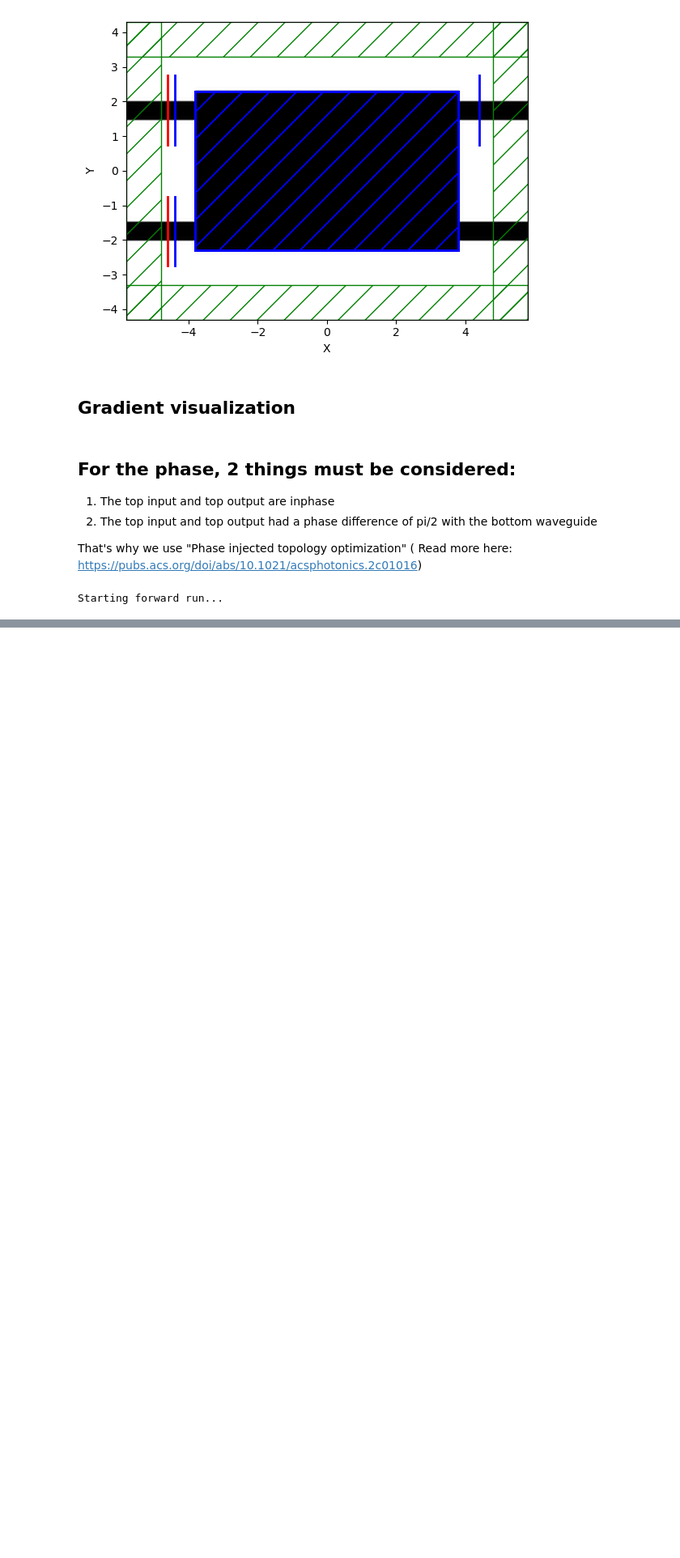
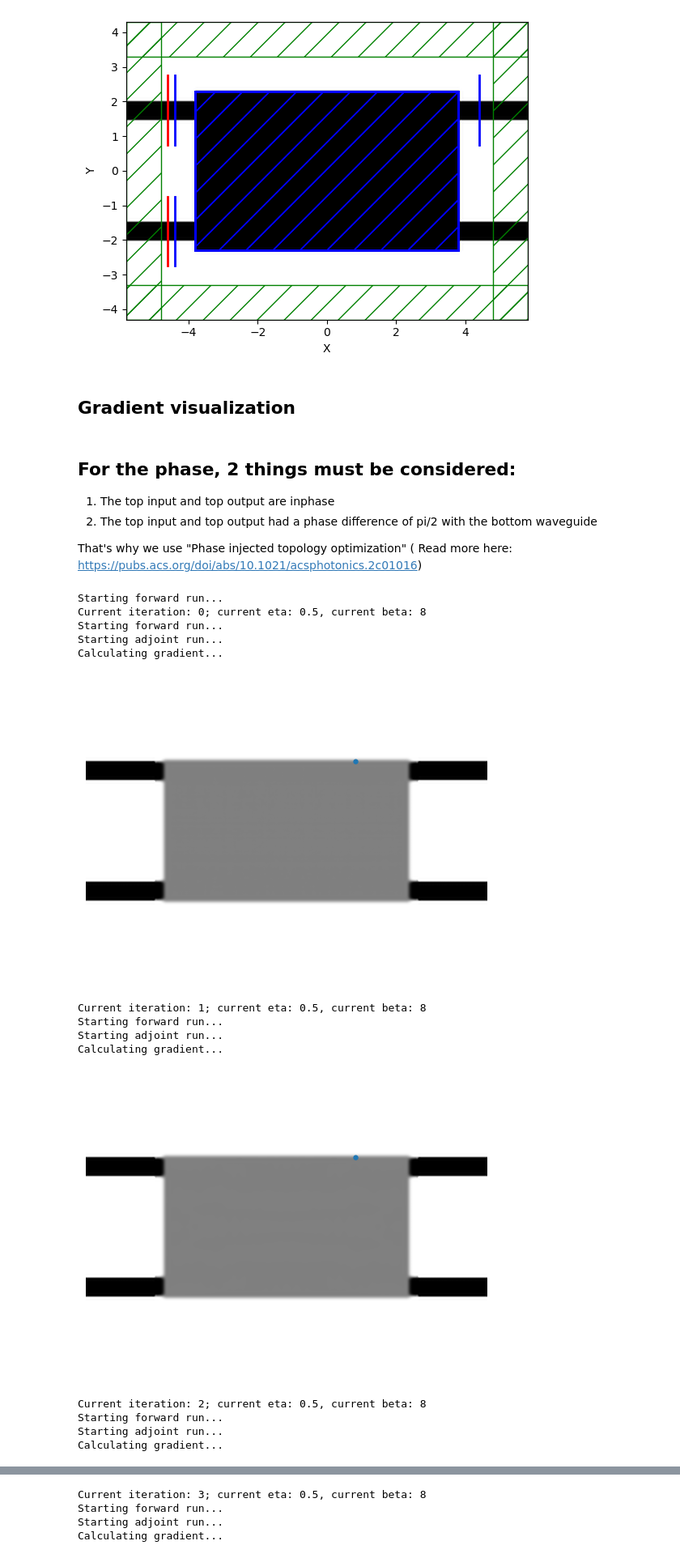
Before and after one commit to satadrudas/Nanophotonic_Design_Optimization_Using_Ising_Machine, a Jupyter notebook: MEEP codes/minimax_linewidth/directional_coupler_2D_minimax_glc_damping_and_correction.ipynb, the cells around one changed output, grey strips where cells are left out. Shown at 81% size. Drawn from its saved outputs; the diff is of its cells as text; code cells hidden in the pictures; blank space fills up the shorter version.

```diff
--- a/MEEP codes/minimax_linewidth/directional_coupler_2D_minimax_glc_damping_and_correction.ipynb
+++ b/MEEP codes/minimax_linewidth/directional_coupler_2D_minimax_glc_damping_and_correction.ipynb
@@ -497,59 +497,44 @@ for beta, max_eval in zip(betas, max_evals):
                 rr,
                 xx,
                 gg,
                 beta,
             ),
             tol_lw,
         )
 
     # execute a single forward run before the start of each
     # epoch and manually set the initial epigraph variable to
     # slightly larger than the largest value of the objective
     # function over the six wavelengths and the lengthscale
     # constraint (final epoch only).
     t0,_ = opt(
         [
             mapping(
                 x[1:],
                 eta_i,
                 beta if beta < beta_thresh else 0,
             ),
         ],
         need_gradient=False,
     )
 
     x[0] = np.amax(t0)
     x[0] = 1.05 * (max(x[0], t) if beta == betas[-1] else x[0])
 
     x[:] = solver.optimize(x)
-
-    optimal_design_weights = mapping(
-        x[1:],
-        eta_i,
-        beta,
-    ).reshape(Nx, Ny)
-
-    # save the unmapped weights and a bitmap image
-    # of the design weights at the end of each epoch.
-    fig, ax = plt.subplots()
-    ax.imshow(
-        optimal_design_weights,
-        cmap="binary",
-        interpolation="none",
-    )
-    ax.set_axis_off()
-    if mp.am_master():
-        fig.savefig(
-            f"optimal_design_beta{beta}.png",
-            dpi=150,
-            bbox_inches="tight",
-        )
-        # save the final (unmapped) design as a 2d array in CSV format
-        np.savetxt(
-            f"unmapped_design_weights_beta{beta}.csv",
-            x[1:].reshape(Nx, Ny),
-            fmt="%4.2f",
-            delimiter=",",
-        )
 # %% [output]
 Starting forward run...
+Current iteration: 0; current eta: 0.5, current beta: 8
+Starting forward run...
+Starting adjoint run...
+Calculating gradient...
+[figure, added]
+Current iteration: 1; current eta: 0.5, current beta: 8
+Starting forward run...
+Starting adjoint run...
+Calculating gradient...
+[figure, added]
+Current iteration: 2; current eta: 0.5, current beta: 8
+Starting forward run...
+Starting adjoint run...
+Calculating gradient...
@@ -555,0 +542,4 @@ Starting forward run...
+Current iteration: 3; current eta: 0.5, current beta: 8
+Starting forward run...
+Starting adjoint run...
+Calculating gradient...
```
Also changed, not shown: parts of 1 cell of this notebook, 2 other files.
